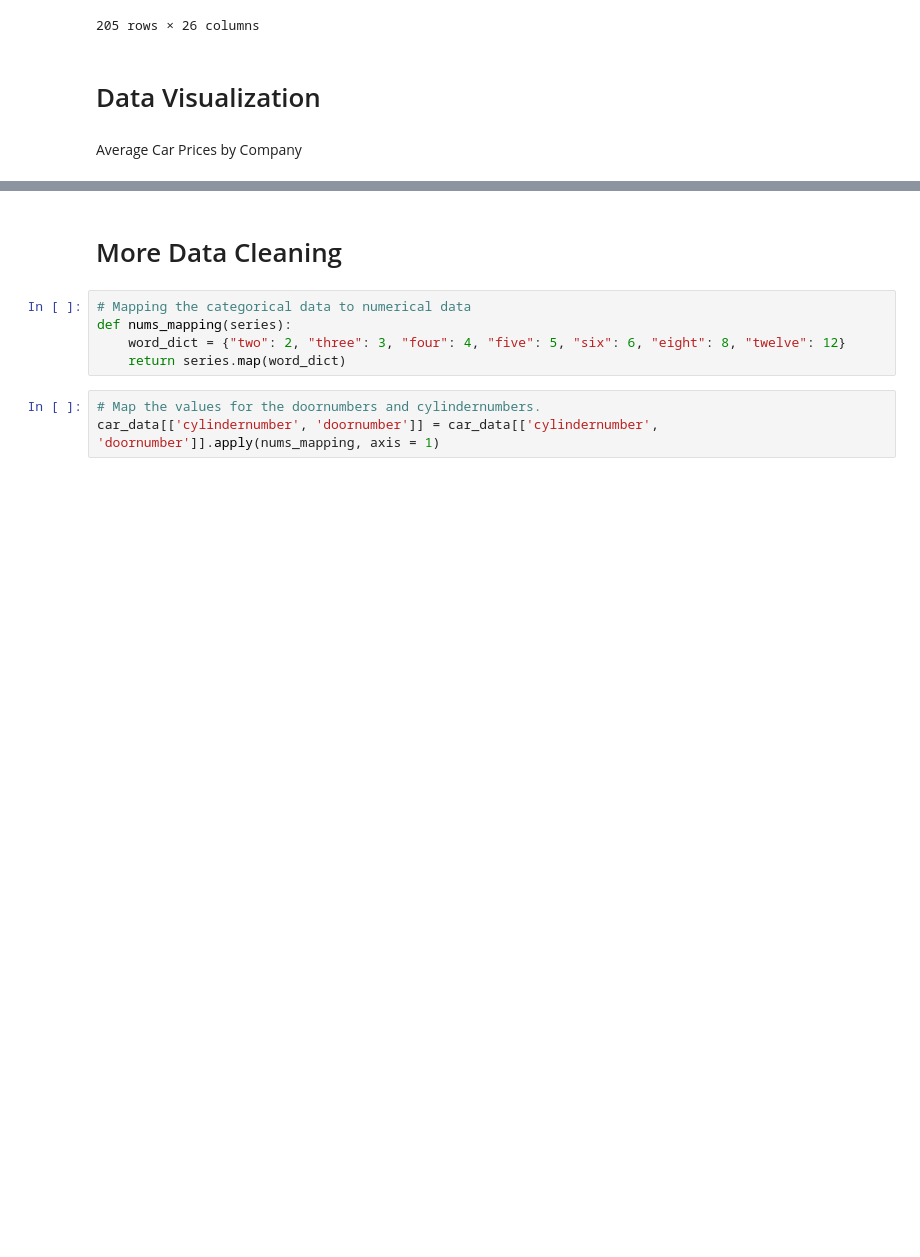
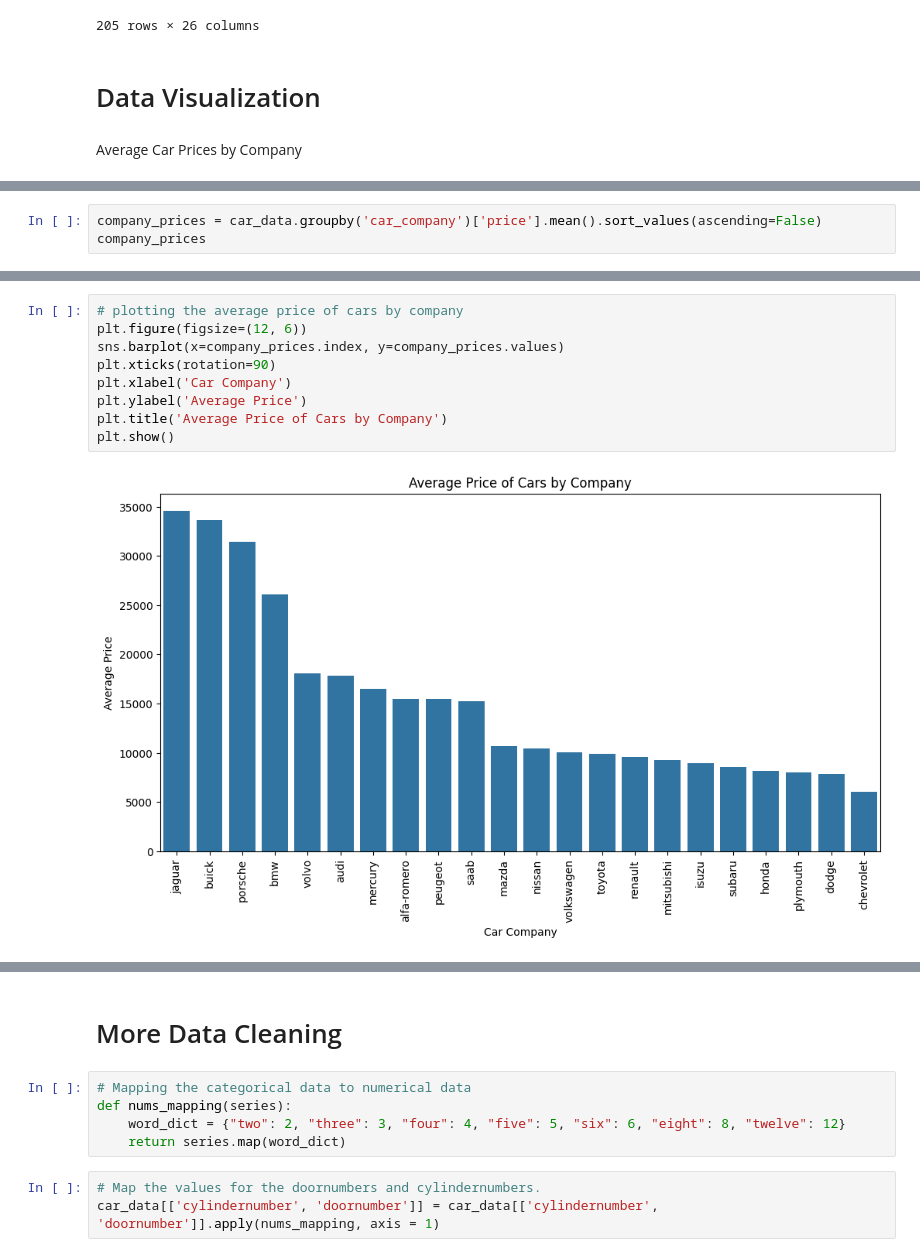
Before and after one commit to sukrutimallesh/Car-price-prediction-model, a Jupyter notebook: car_prediction_model/data_cleaning.ipynb, the cells around one changed output, grey strips where cells are left out. Cells and saved outputs as stored; diff of their text form; blank space fills up the shorter version.

Commit message:
started data visulization

```diff
--- a/car_prediction_model/data_cleaning.ipynb
+++ b/car_prediction_model/data_cleaning.ipynb
@@ -257,0 +256,3 @@ compa
+# %%
+company_prices = car_data.groupby('car_company')['price'].mean().sort_values(ascending=False)
+company_prices
@@ -257,0 +277,11 @@ compa
+# %%
+# plotting the average price of cars by company
+plt.figure(figsize=(12, 6))
+sns.barplot(x=company_prices.index, y=company_prices.values)
+plt.xticks(rotation=90)
+plt.xlabel('Car Company')
+plt.ylabel('Average Price')
+plt.title('Average Price of Cars by Company')
+plt.show()
+# %% [output]
+[figure, added]
```
Also changed, not shown: parts of 5 cells of this notebook.
